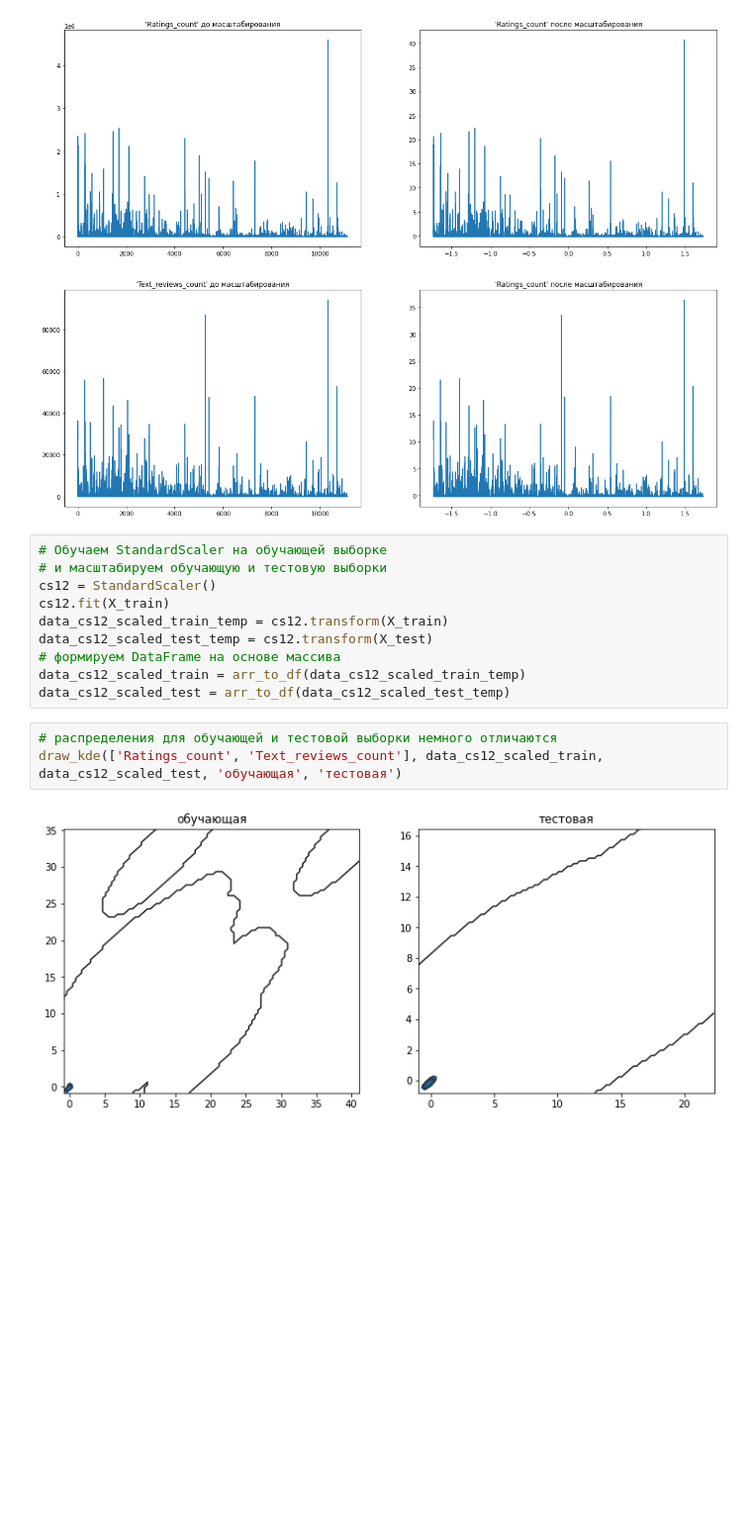
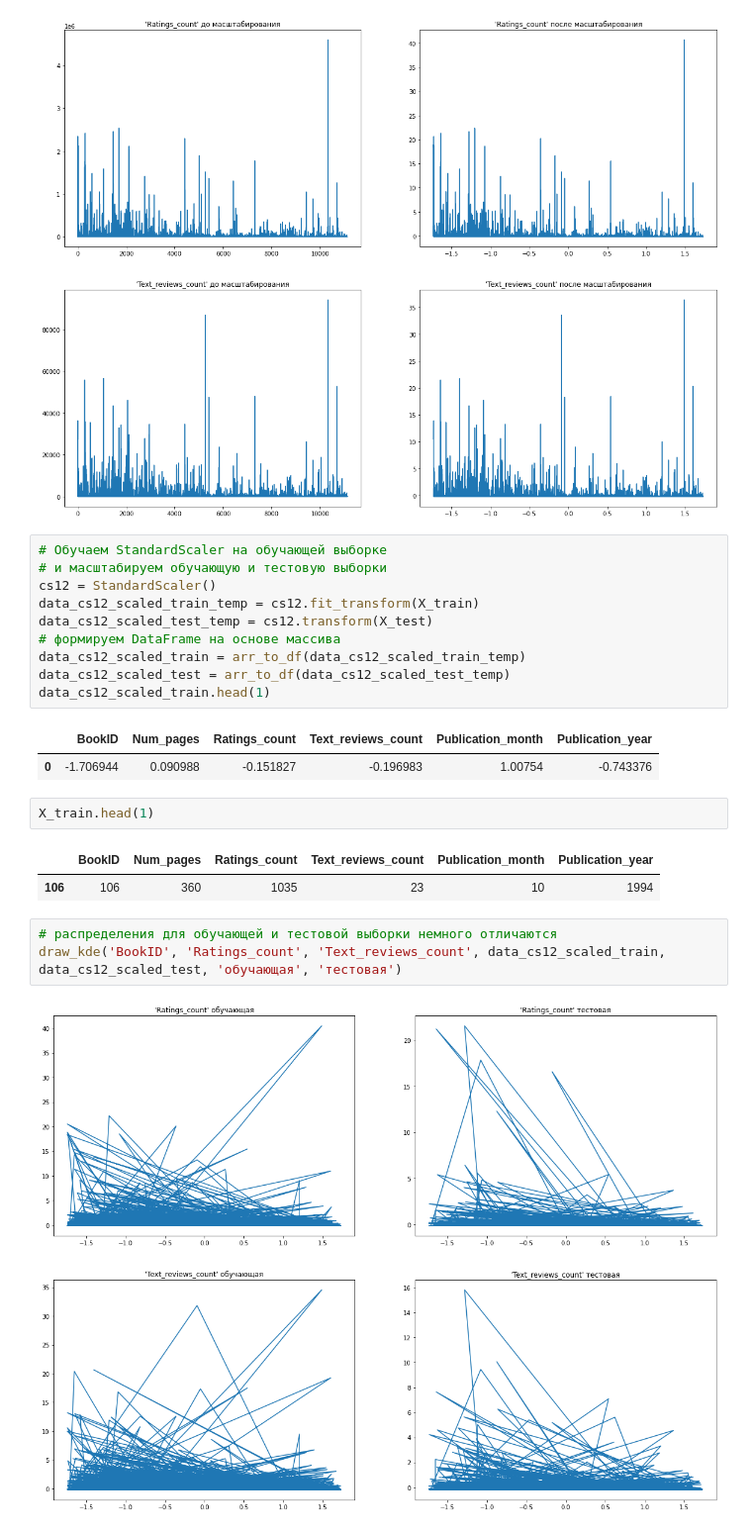
Before and after one commit to DMfananddu/MML, a Jupyter notebook: lab3/3.ipynb, the cells around one changed output. Shown: that part at 99% size. Drawn from its saved outputs; the diff is of its cells as text; blank space fills up the shorter version.

```diff
--- a/lab3/3.ipynb
+++ b/lab3/3.ipynb
@@ -117,14 +117,22 @@ draw_kde('BookID', 'Ratings_count', 'Text_reviews_count', data, data_cs11_scaled
 # Обучаем StandardScaler на обучающей выборке
 # и масштабируем обучающую и тестовую выборки
 cs12 = StandardScaler()
-cs12.fit(X_train)
-data_cs12_scaled_train_temp = cs12.transform(X_train)
+data_cs12_scaled_train_temp = cs12.fit_transform(X_train)
 data_cs12_scaled_test_temp = cs12.transform(X_test)
 # формируем DataFrame на основе массива
 data_cs12_scaled_train = arr_to_df(data_cs12_scaled_train_temp)
 data_cs12_scaled_test = arr_to_df(data_cs12_scaled_test_temp)
+data_cs12_scaled_train.head(1)
+# %% [output]
+|  | BookID | Num_pages | Ratings_count | Text_reviews_count | Publication_month | Publication_year |
+| 0 | -1.706944 | 0.090988 | -0.151827 | -0.196983 | 1.00754 | -0.743376 |
+# %%
+X_train.head(1)
+# %% [output]
+|  | BookID | Num_pages | Ratings_count | Text_reviews_count | Publication_month | Publication_year |
+| 106 | 106 | 360 | 1035 | 23 | 10 | 1994 |
 # %%
 # распределения для обучающей и тестовой выборки немного отличаются
-draw_kde(['Ratings_count', 'Text_reviews_count'], data_cs12_scaled_train, data_cs12_scaled_test, 'обучающая', 'тестовая')
+draw_kde('BookID', 'Ratings_count', 'Text_reviews_count', data_cs12_scaled_train, data_cs12_scaled_test, 'обучающая', 'тестовая')
 # %% [output]
-[figure, old version]
+[figure, new version]
```
Also changed, not shown: parts of 16 cells of this notebook.
